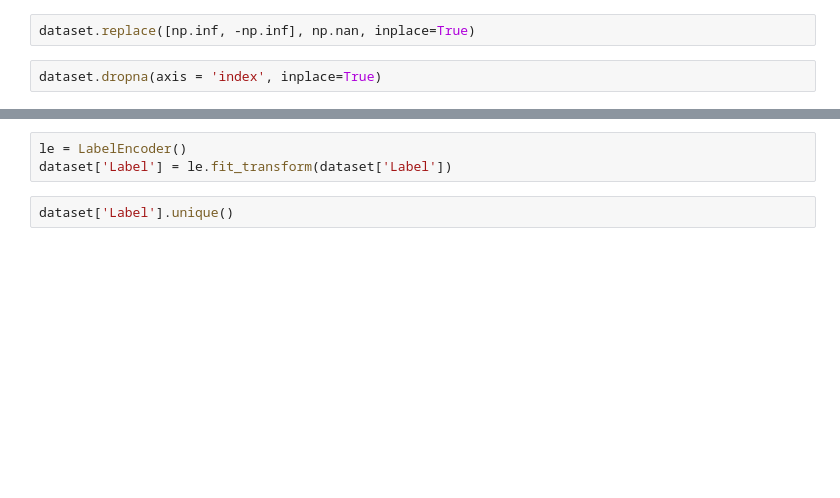
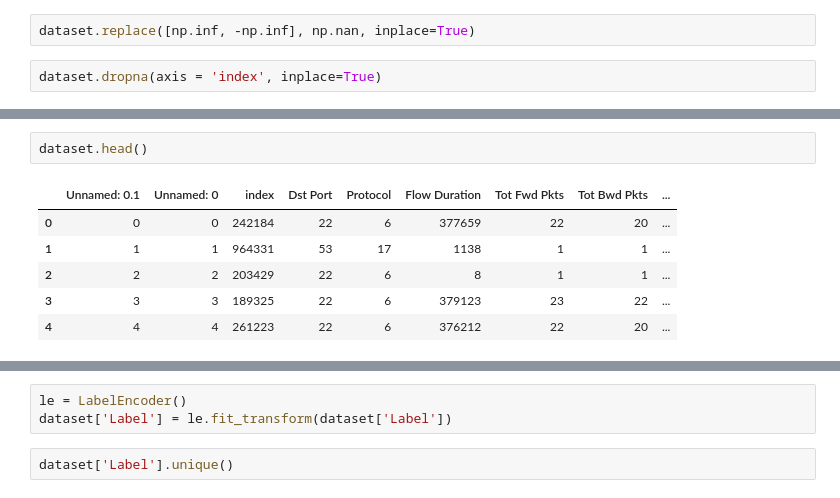
Before and after one commit to ecemdenizb/YAP470_IDS_project, a Jupyter notebook: DataVisualization_Preprocessing.ipynb, the cells around one changed output, grey strips where cells are left out. Cells and saved outputs as stored; diff of their text form; blank space fills up the shorter version.

```diff
--- a/DataVisualization_Preprocessing.ipynb
+++ b/DataVisualization_Preprocessing.ipynb
@@ -24,3 +24,12 @@ dataset.shape
+# %%
+dataset.head()
+# %% [output]
+|  | Unnamed: 0.1 | Unnamed: 0 | index | Dst Port | Protocol | Flow Duration | Tot Fwd Pkts | Tot Bwd Pkts | ... |
+| 0 | 0 | 0 | 242184 | 22 | 6 | 377659 | 22 | 20 | ... |
+| 1 | 1 | 1 | 964331 | 53 | 17 | 1138 | 1 | 1 | ... |
+| 2 | 2 | 2 | 203429 | 22 | 6 | 8 | 1 | 1 | ... |
+| 3 | 3 | 3 | 189325 | 22 | 6 | 379123 | 23 | 22 | ... |
+| 4 | 4 | 4 | 261223 | 22 | 6 | 376212 | 22 | 20 | ... |
 # %%
 pd.value_counts(dataset['Label']).plot(kind='bar', figsize=(20, 10))
 plt.ylabel('number of instances')
```
Also changed, not shown: parts of 9 cells of this notebook.
